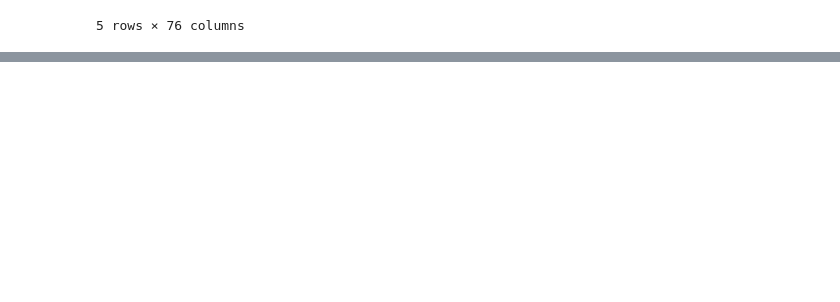
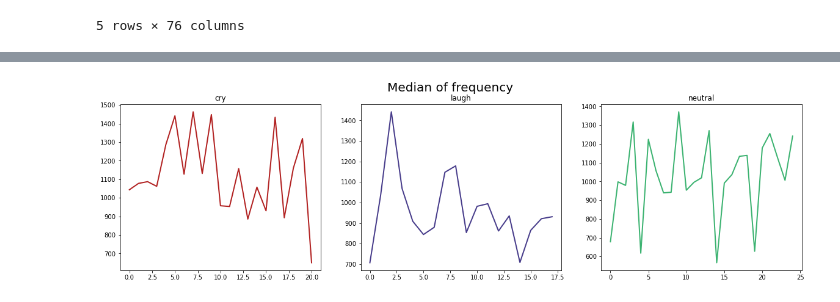
Before and after one commit to Lanak00/ML-audio-classification, a Jupyter notebook: PO_projekat.ipynb, the cells around one changed output, grey strips where cells are left out. Cells and saved outputs as stored; diff of their text form; code cells hidden in the pictures; blank space fills up the shorter version.

```diff
--- a/PO_projekat.ipynb
+++ b/PO_projekat.ipynb
@@ -72,0 +123,13 @@ df.columns.values.tolist()
+# %%
+fig, (ax1, ax2, ax3) = plt.subplots(1, 3, figsize=(20,5))
+fig.suptitle('Median of frequency', fontsize = 20)
+
+dataframe = [cry, laugh, neutral]
+axes = [ax1, ax2, ax3]
+colors = ['firebrick', 'darkslateblue', 'mediumseagreen']
+
+for df, ax, col in zip(dataframe, axes, colors):
+    ax.plot(df[df.columns[46]], linewidth=2, color = col)
+    ax.title.set_text(get_df_name(df))
+# %% [output]
+[figure, added]
```
Also changed, not shown: parts of 18 cells of this notebook.
